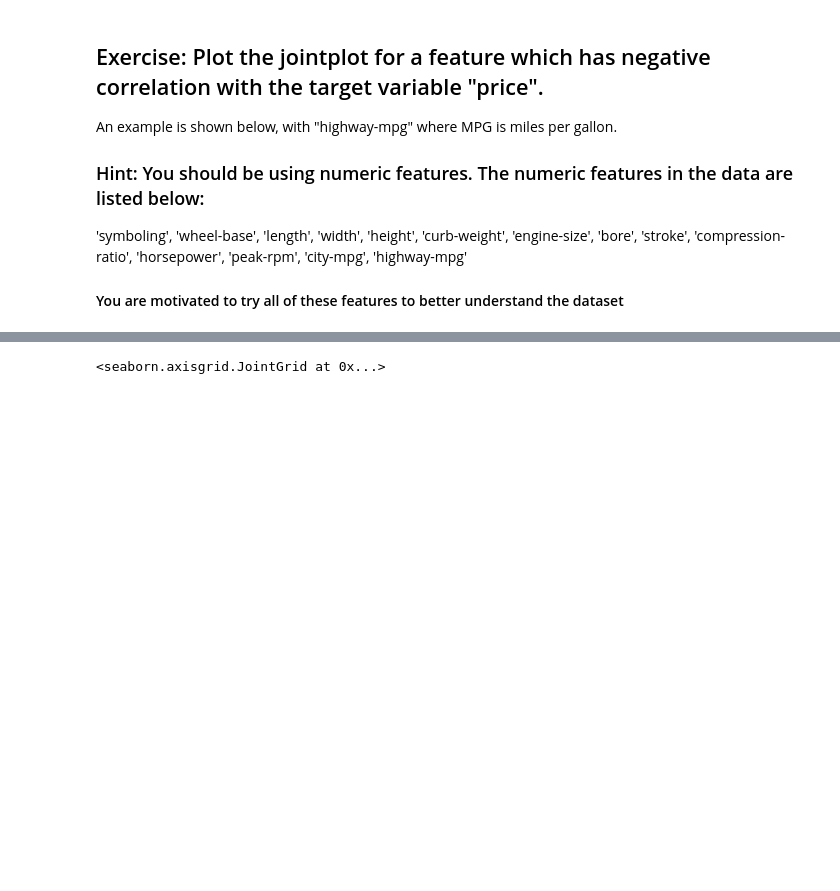
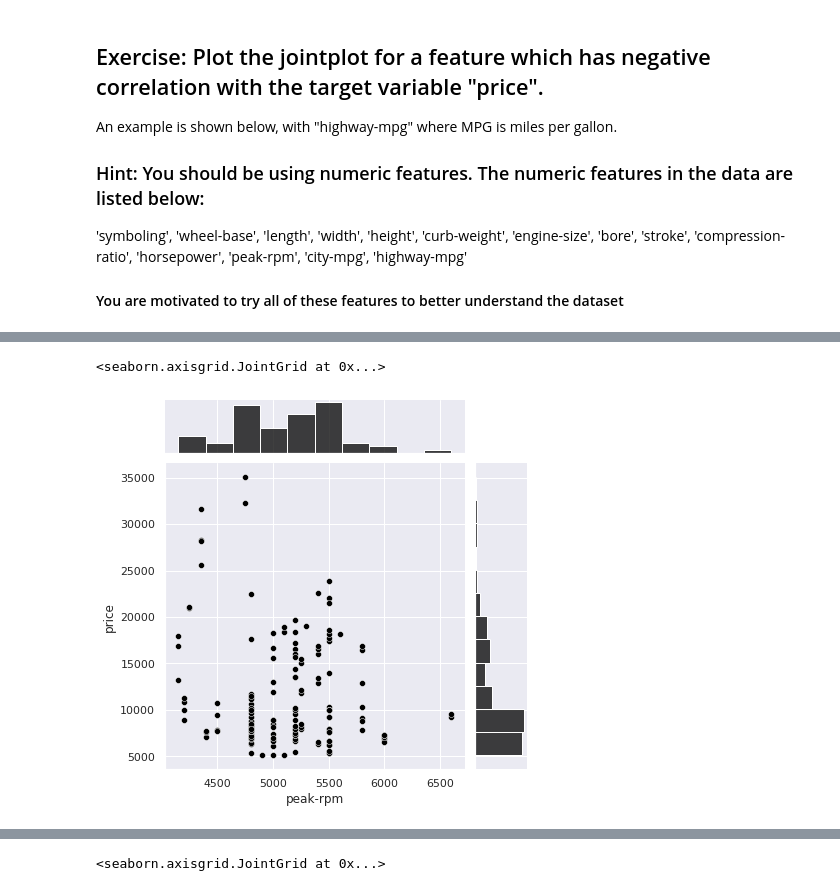
Before and after one commit to AparnaMounikau763/FMML-ASSIGNMENT-MOD1-LAB1, a Jupyter notebook: Mod2_Lab1.ipynb, the cells around one changed output, grey strips where cells are left out. Saved outputs shown, nothing was run; the diff lists cells and outputs as text; code cells hidden in the pictures; blank space fills up the shorter version.

```diff
--- a/Mod2_Lab1.ipynb
+++ b/Mod2_Lab1.ipynb
@@ -174,3 +190,13 @@ sns.jointplot(x=pd.to_numeric(X[feature]), y = y, kind="hist", color = 'grey')
+# %%
+feature = "peak-rpm"
+
+############################
+
+
+sns.jointplot(x=pd.to_numeric(X[feature]), y = y, kind="scatter", color = 'black')
+# %% [output]
+<seaborn.axisgrid.JointGrid at 0x...>
+[figure, added]
 # %%
 feature = "peak-rpm"
 
```
Also changed, not shown: parts of 8 cells of this notebook.
